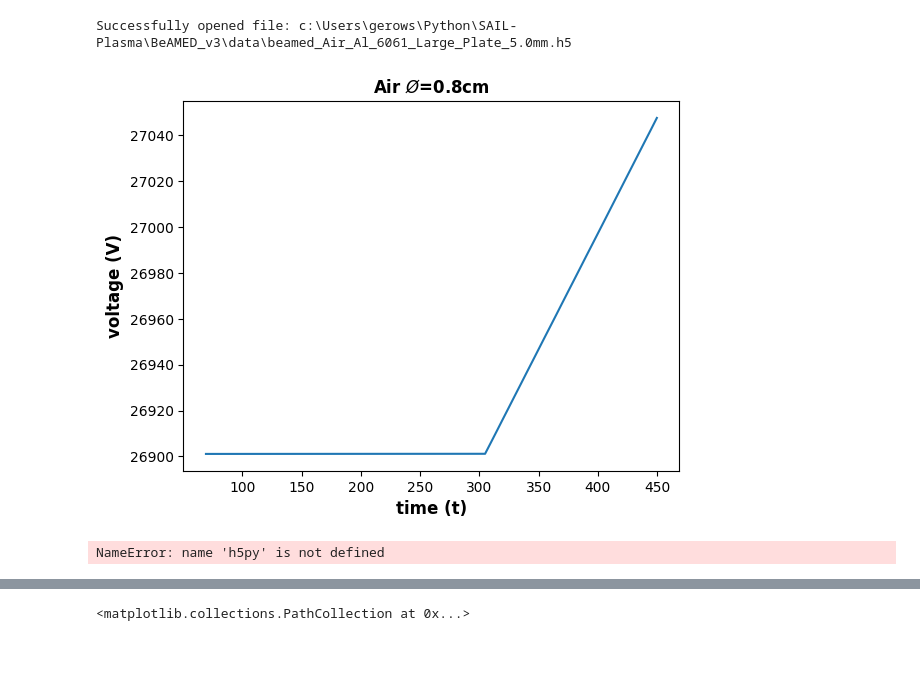
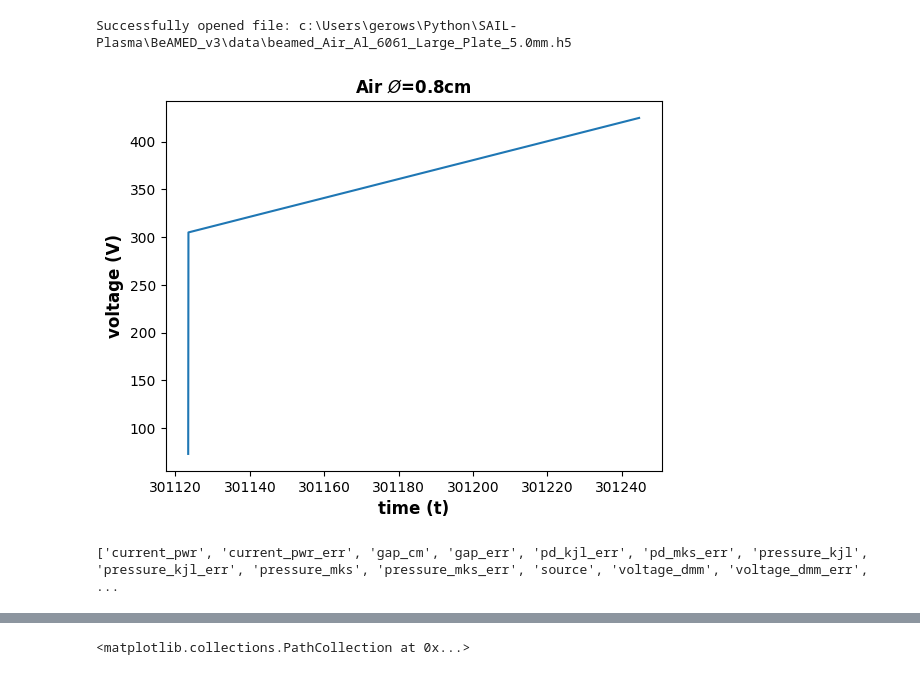
Before and after one commit to s-gerow/SAIL-Plasma, a Jupyter notebook: BeAMED_v3/read_hdf5.ipynb, the cells around one changed output, grey strips where cells are left out. Cells and saved outputs as stored; diff of their text form; code cells hidden in the pictures.

```diff
--- a/BeAMED_v3/read_hdf5.ipynb
+++ b/BeAMED_v3/read_hdf5.ipynb
@@ -13,14 +13,14 @@ reader.open_file('beamed_Air_Al_6061_Large_Plate_5.0mm.h5')
 # %% [output]
 Successfully opened file: c:\Users\gerows\Python\SAIL-Plasma\BeAMED_v3\data\beamed_Air_Al_6061_Large_Plate_5.0mm.h5
 # %%
-ax = reader.plot_discharge_timeseries(2)
+ax = reader.plot_discharge_timeseries(15)
 # %% [output]
-[figure, old version]
+[figure, new version]
 # %%
+
+
 with h5py.File('data/beamed_Air_Al_6061_Large_Plate_5.0mm.h5', mode='r') as f:
-    print(f.keys())
-    print(list(f['discharges']))
-    print(list(f["discharges"]['discharge_004']['meta'].attrs))
-    print(list(f["discharges"]['discharge_004']['power_supply']))
+    #f.visit(print)
+    print(list(f['discharges/discharge_002/critical data'].attrs))
 # %% [output]
-NameError: name 'h5py' is not defined
+['current_pwr', 'current_pwr_err', 'gap_cm', 'gap_err', 'pd_kjl_err', 'pd_mks_err', 'pressure_kjl', 'pressure_kjl_err', 'pressure_mks', 'pressure_mks_err', 'source', 'voltage_dmm', 'voltage_dmm_err',  ...
```
Also changed, not shown: parts of 1 cell of this notebook, 4 other files.
